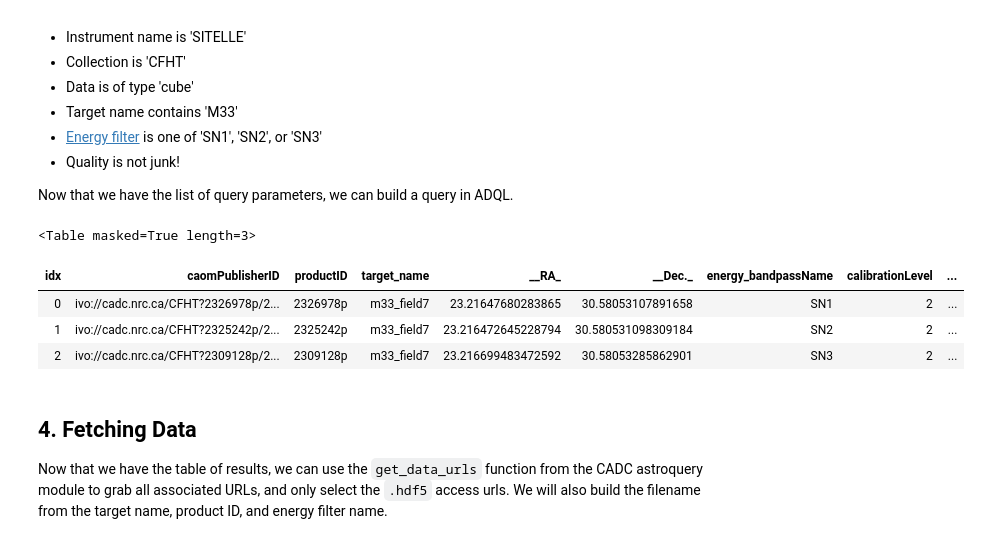
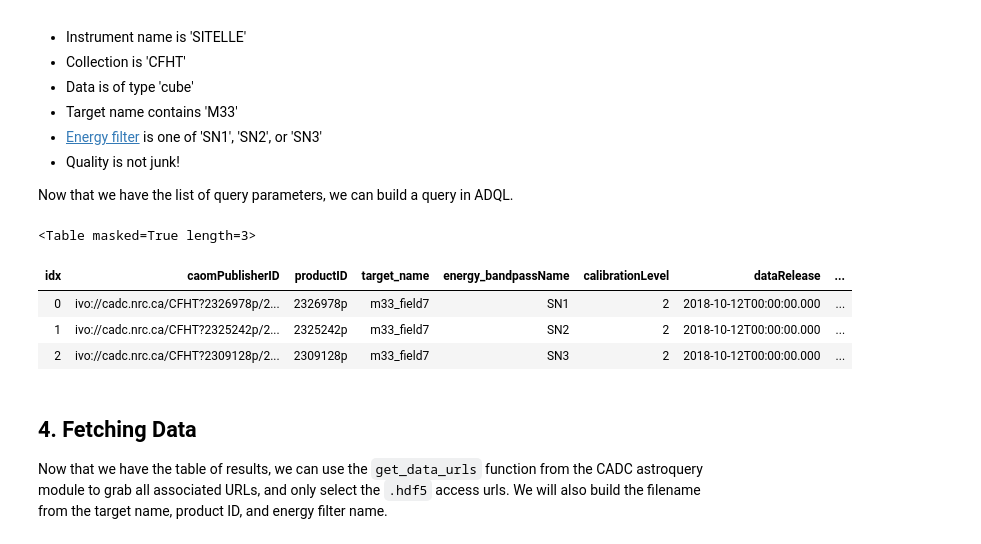
Before and after one commit to ellieb/astroquery_tutorial, a Jupyter notebook: astroquery_example_sitelle.ipynb, the cells around one changed output. Saved outputs shown, nothing was run; the diff lists cells and outputs as text; code cells hidden in the pictures.

```diff
--- a/astroquery_example_sitelle.ipynb
+++ b/astroquery_example_sitelle.ipynb
@@ -88,38 +90,38 @@ Now that we have the list of query parameters, we can build a query in ADQL.
 # %%
 from astroquery.cadc import Cadc
 
 cadc = Cadc()
 
 query = '''SELECT * FROM caom2.Plane AS Plane
 JOIN caom2.Observation AS Observation ON Plane.obsID = Observation.obsID
 WHERE  ( Observation.instrument_name = 'SITELLE'
 AND Observation.collection = 'CFHT'
 AND Plane.dataProductType = 'cube'
 AND LOWER(Observation.target_name) LIKE '%m33_field7%'
 AND Plane.energy_bandpassName IN ('SN1', 'SN2', 'SN3')
 AND  ( Plane.quality_flag IS NULL OR Plane.quality_flag != 'junk' ) )'''
 #
 #COORD1(CENTROID(Plane.position_bounds)) AS "RA",
 #COORD2(CENTROID(Plane.position_bounds)) AS "Dec."
 
 #TODO: Ask about target_name?
 #AND LOWER(Observation.target_name) LIKE '%m33_field7%'
 #AND Observation.proposal_project = 'SIGNALS'
 
 job = cadc.run_query(query, 'sync')
 results = job.get_results()
 
-cols = ['caomPublisherID', 'productID', 'target_name', '__RA_', '__Dec._',
+cols = ['caomPublisherID', 'productID', 'target_name',
         'energy_bandpassName', 'calibrationLevel', 'dataRelease',
         'dataProductType', 'energy_emBand', 'sequenceNumber', 'collection',
         'type', 'intent',  'proposal_project', 'proposal_title', 'instrument_name']
 results[cols].show_in_notebook()
 # %% [output]
 <Table masked=True length=3>
-| idx | caomPublisherID | productID | target_name | __RA_ | __Dec._ | energy_bandpassName | calibrationLevel | ... |
-| 0 | ivo://cadc.nrc.ca/CFHT?2326978p/2... | 2326978p | m33_field7 | 23.21647680283865 | 30.58053107891658 | SN1 | 2 | ... |
-| 1 | ivo://cadc.nrc.ca/CFHT?2325242p/2... | 2325242p | m33_field7 | 23.216472645228794 | 30.580531098309184 | SN2 | 2 | ... |
-| 2 | ivo://cadc.nrc.ca/CFHT?2309128p/2... | 2309128p | m33_field7 | 23.216699483472592 | 30.58053285862901 | SN3 | 2 | ... |
+| idx | caomPublisherID | productID | target_name | energy_bandpassName | calibrationLevel | dataRelease | ... |
+| 0 | ivo://cadc.nrc.ca/CFHT?2326978p/2... | 2326978p | m33_field7 | SN1 | 2 | 2018-10-12T00:00:00.000 | ... |
+| 1 | ivo://cadc.nrc.ca/CFHT?2325242p/2... | 2325242p | m33_field7 | SN2 | 2 | 2018-10-12T00:00:00.000 | ... |
+| 2 | ivo://cadc.nrc.ca/CFHT?2309128p/2... | 2309128p | m33_field7 | SN3 | 2 | 2018-10-12T00:00:00.000 | ... |
 # %% [markdown]
 ## 4. Fetching Data
 Now that we have the table of results, we can use the `get_data_urls` function from the CADC astroquery module to grab all associated URLs, and only select the `.hdf5` access urls. We will also build the filename from the target name, product ID, and energy filter name.
```
Also changed, not shown: parts of 16 cells of this notebook, 1 other file.
